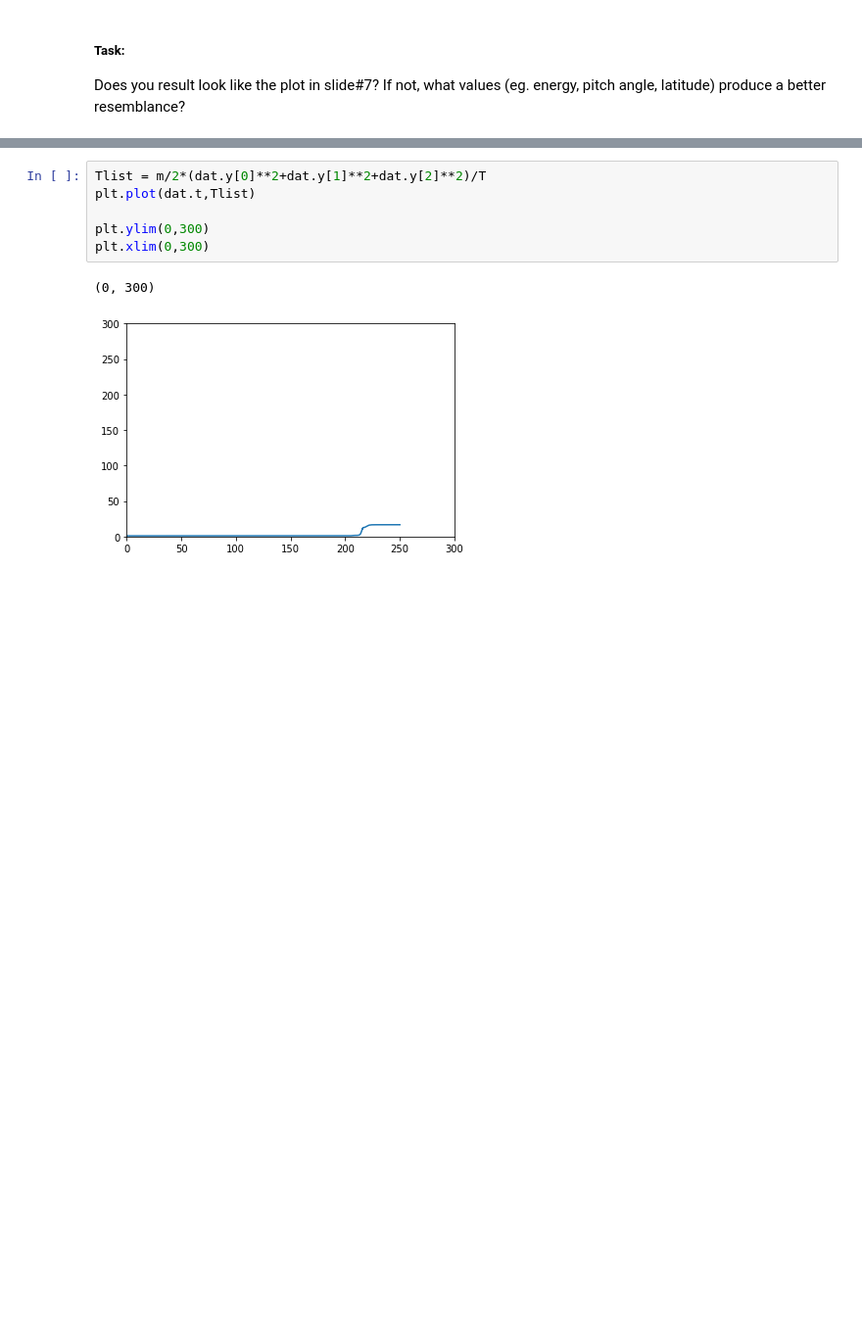
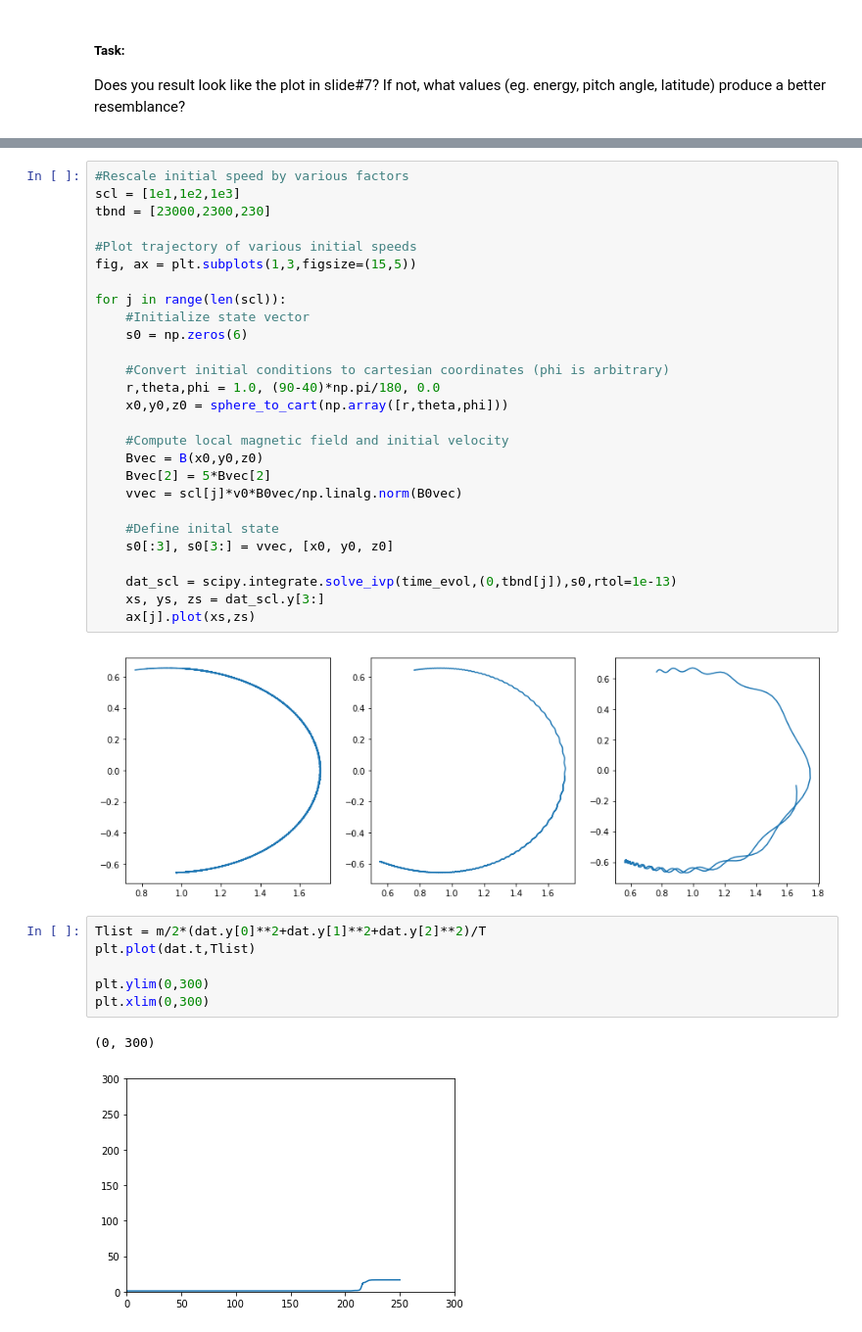
Before and after one commit to AlexanderHickey/PHYS581, a Jupyter notebook: Assignment 2/Assignment #2.ipynb, the cells around one changed output, grey strips where cells are left out. Shown at 98% size. Drawn from its saved outputs; the diff is of its cells as text; blank space fills up the shorter version.

```diff
--- a/Assignment 2/Assignment #2.ipynb
+++ b/Assignment 2/Assignment #2.ipynb
@@ -245,3 +257,32 @@ Does you result look like the plot in slide#7?  If not, what values (eg. energy,
+# %%
+#Rescale initial speed by various factors
+scl = [1e1,1e2,1e3]
+tbnd = [23000,2300,230]
+
+#Plot trajectory of various initial speeds
+fig, ax = plt.subplots(1,3,figsize=(15,5))
+
+for j in range(len(scl)):
+    #Initialize state vector
+    s0 = np.zeros(6)
+
+    #Convert initial conditions to cartesian coordinates (phi is arbitrary)
+    r,theta,phi = 1.0, (90-40)*np.pi/180, 0.0
+    x0,y0,z0 = sphere_to_cart(np.array([r,theta,phi]))
+
+    #Compute local magnetic field and initial velocity
+    Bvec = B(x0,y0,z0)
+    Bvec[2] = 5*Bvec[2]
+    vvec = scl[j]*v0*B0vec/np.linalg.norm(B0vec)
+
+    #Define inital state
+    s0[:3], s0[3:] = vvec, [x0, y0, z0]
+
+    dat_scl = scipy.integrate.solve_ivp(time_evol,(0,tbnd[j]),s0,rtol=1e-13)
+    xs, ys, zs = dat_scl.y[3:]
+    ax[j].plot(xs,zs)
+# %% [output]
+[figure, added]
 # %%
 Tlist = m/2*(dat.y[0]**2+dat.y[1]**2+dat.y[2]**2)/T
 plt.plot(dat.t,Tlist)
```
Also changed, not shown: parts of 5 cells of this notebook.
